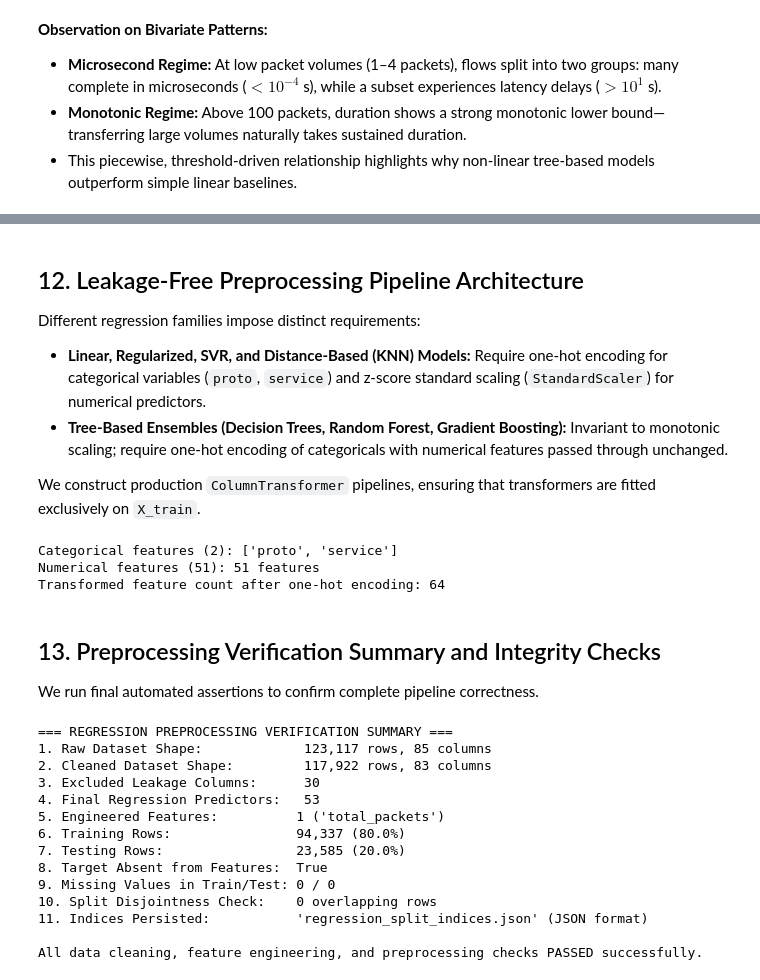
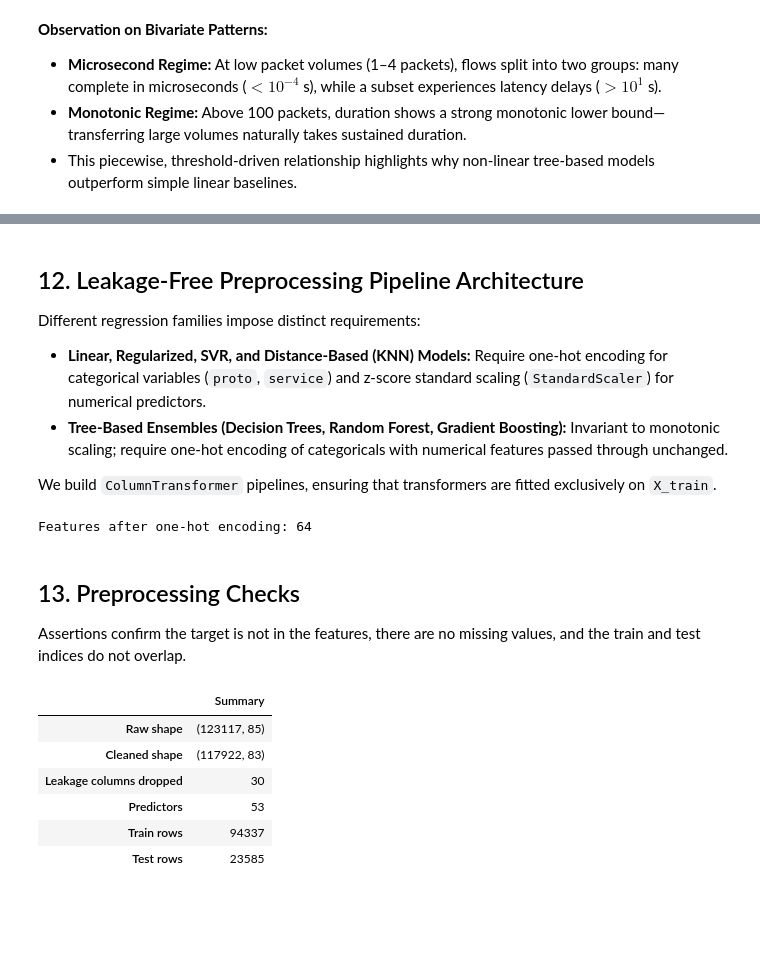
Before and after one commit to likhith1253/ML_Capstone, a Jupyter notebook: regression/regression_preprocessing.ipynb, the cells around one changed output, grey strips where cells are left out. Cells and saved outputs as stored; diff of their text form; code cells hidden in the pictures; blank space fills up the shorter version.

```diff
--- a/regression/regression_preprocessing.ipynb
+++ b/regression/regression_preprocessing.ipynb
@@ -579,13 +488,10 @@ Different regression families impose distinct requirements:
 - **Linear, Regularized, SVR, and Distance-Based (KNN) Models:** Require one-hot encoding for categorical variables (`proto`, `service`) and z-score standard scaling (`StandardScaler`) for numerical predictors.
 - **Tree-Based Ensembles (Decision Trees, Random Forest, Gradient Boosting):** Invariant to monotonic scaling; require one-hot encoding of categoricals with numerical features passed through unchanged.
 
-We construct production `ColumnTransformer` pipelines, ensuring that transformers are fitted exclusively on `X_train`.
+We build `ColumnTransformer` pipelines, ensuring that transformers are fitted exclusively on `X_train`.
 # %%
 cat_cols = X_train.select_dtypes(include=['object']).columns.tolist()
 num_cols = X_train.select_dtypes(include=[np.number]).columns.tolist()
-
-print(f"Categorical features ({len(cat_cols)}): {cat_cols}")
-print(f"Numerical features ({len(num_cols)}): {len(num_cols)} features")
 
 # Pipeline 1: Scaled Preprocessor (Linear, Ridge, Lasso, ElasticNet, SVR, KNN)
 preprocessor_scaled = ColumnTransformer(
@@ -607,42 +513,31 @@ preprocessor_trees = ColumnTransformer(
 preprocessor_scaled.fit(X_train)
 preprocessor_trees.fit(X_train)
 
-transformed_scaled_shape = preprocessor_scaled.transform(X_train.iloc[:5]).shape
-print(f"Transformed feature count after one-hot encoding: {transformed_scaled_shape[1]}")
+print("Features after one-hot encoding:", preprocessor_scaled.transform(X_train.iloc[:5]).shape[1])
 # %% [output]
-Categorical features (2): ['proto', 'service']
-Numerical features (51): 51 features
-Transformed feature count after one-hot encoding: 64
+Features after one-hot encoding: 64
 # %% [markdown]
-## 13. Preprocessing Verification Summary and Integrity Checks
+## 13. Preprocessing Checks
 
-We run final automated assertions to confirm complete pipeline correctness.
+Assertions confirm the target is not in the features, there are no missing values, and the train and test indices do not overlap.
 # %%
-print("=== REGRESSION PREPROCESSING VERIFICATION SUMMARY ===")
-print(f"1. Raw Dataset Shape:             {df_raw.shape[0]:,} rows, {df_raw.shape[1]} columns")
-print(f"2. Cleaned Dataset Shape:         {df.shape[0]:,} rows, {df.shape[1]} columns")
-print(f"3. Excluded Leakage Columns:      {len(drop_cols)}")
-print(f"4. Final Regression Predictors:   {X_train.shape[1]}")
-print(f"5. Engineered Features:          1 ('total_packets')")
-print(f"6. Training Rows:                {X_train.shape[0]:,} (80.0%)")
-print(f"7. Testing Rows:                 {X_test.shape[0]:,} (20.0%)")
-print(f"8. Target Absent from Features:  {target not in X_train.columns}")
-print(f"9. Missing Values in Train/Test: {X_train.isnull().sum().sum()} / {X_test.isnull().sum().sum()}")
-print(f"10. Split Disjointness Check:    {len(set(train_indices).intersection(set(test_indices)))} overlapping rows")
-print(f"11. Indices Persisted:           '{split_filename}' (JSON format)")
-print("\nAll data cleaning, feature engineering, and preprocessing checks PASSED successfully.")
+assert target not in X_train.columns
+assert X_train.isnull().sum().sum() == 0 and X_test.isnull().sum().sum() == 0
+assert set(train_indices).isdisjoint(test_indices)
+
+pd.Series({
+    "Raw shape": df_raw.shape,
+    "Cleaned shape": df.shape,
+    "Leakage columns dropped": len(drop_cols),
+    "Predictors": X_train.shape[1],
+    "Train rows": X_train.shape[0],
+    "Test rows": X_test.shape[0],
+}, name="Summary").to_frame()
 # %% [output]
-=== REGRESSION PREPROCESSING VERIFICATION SUMMARY ===
-1. Raw Dataset Shape:             123,117 rows, 85 columns
-2. Cleaned Dataset Shape:         117,922 rows, 83 columns
-3. Excluded Leakage Columns:      30
-4. Final Regression Predictors:   53
-5. Engineered Features:          1 ('total_packets')
-6. Training Rows:                94,337 (80.0%)
-7. Testing Rows:                 23,585 (20.0%)
-8. Target Absent from Features:  True
-9. Missing Values in Train/Test: 0 / 0
-10. Split Disjointness Check:    0 overlapping rows
-11. Indices Persisted:           'regression_split_indices.json' (JSON format)
-
-All data cleaning, feature engineering, and preprocessing checks PASSED successfully.
+|  | Summary |
+| Raw shape | (123117, 85) |
+| Cleaned shape | (117922, 83) |
+| Leakage columns dropped | 30 |
+| Predictors | 53 |
+| Train rows | 94337 |
+| Test rows | 23585 |
```
Also changed, not shown: parts of 14 cells of this notebook, 4 other files.
